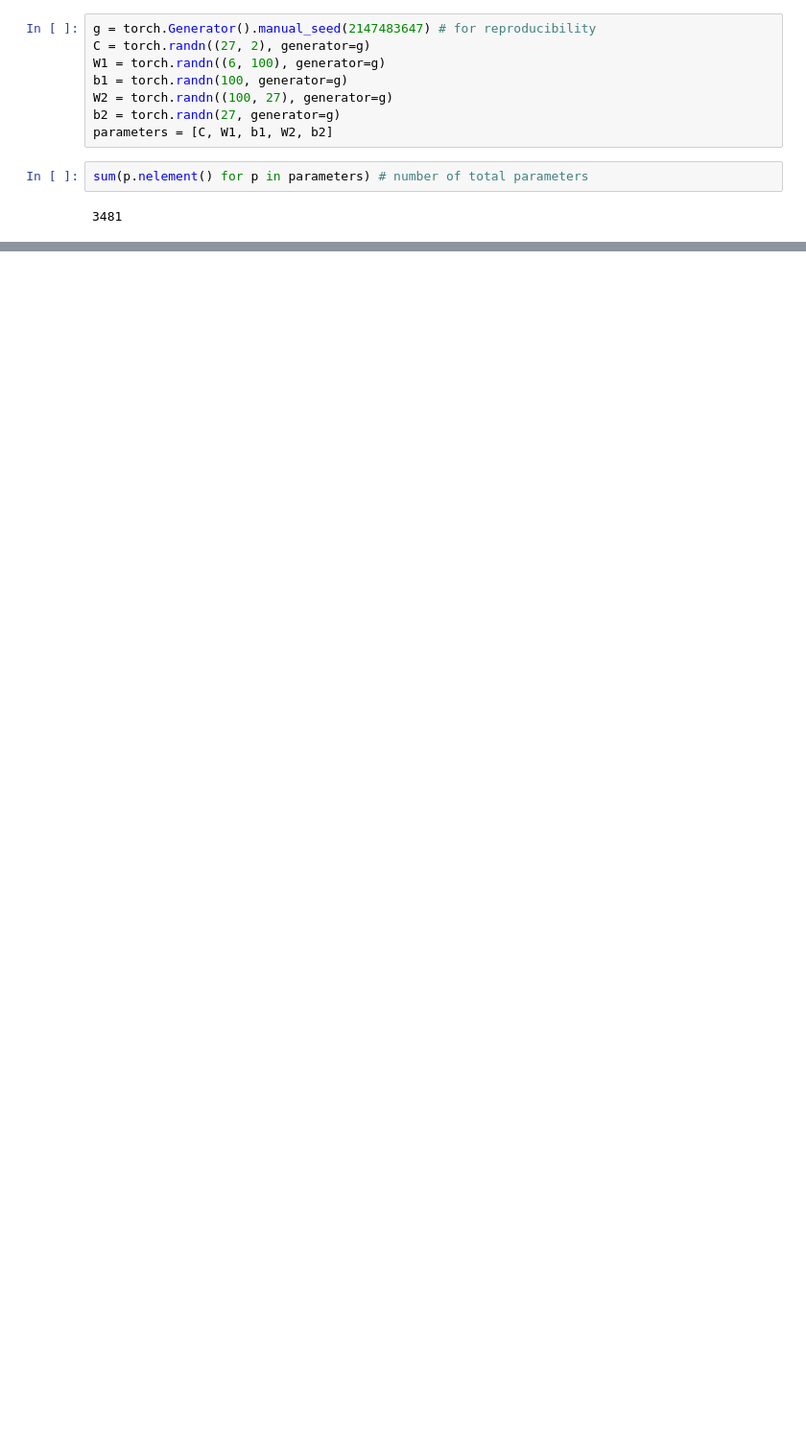
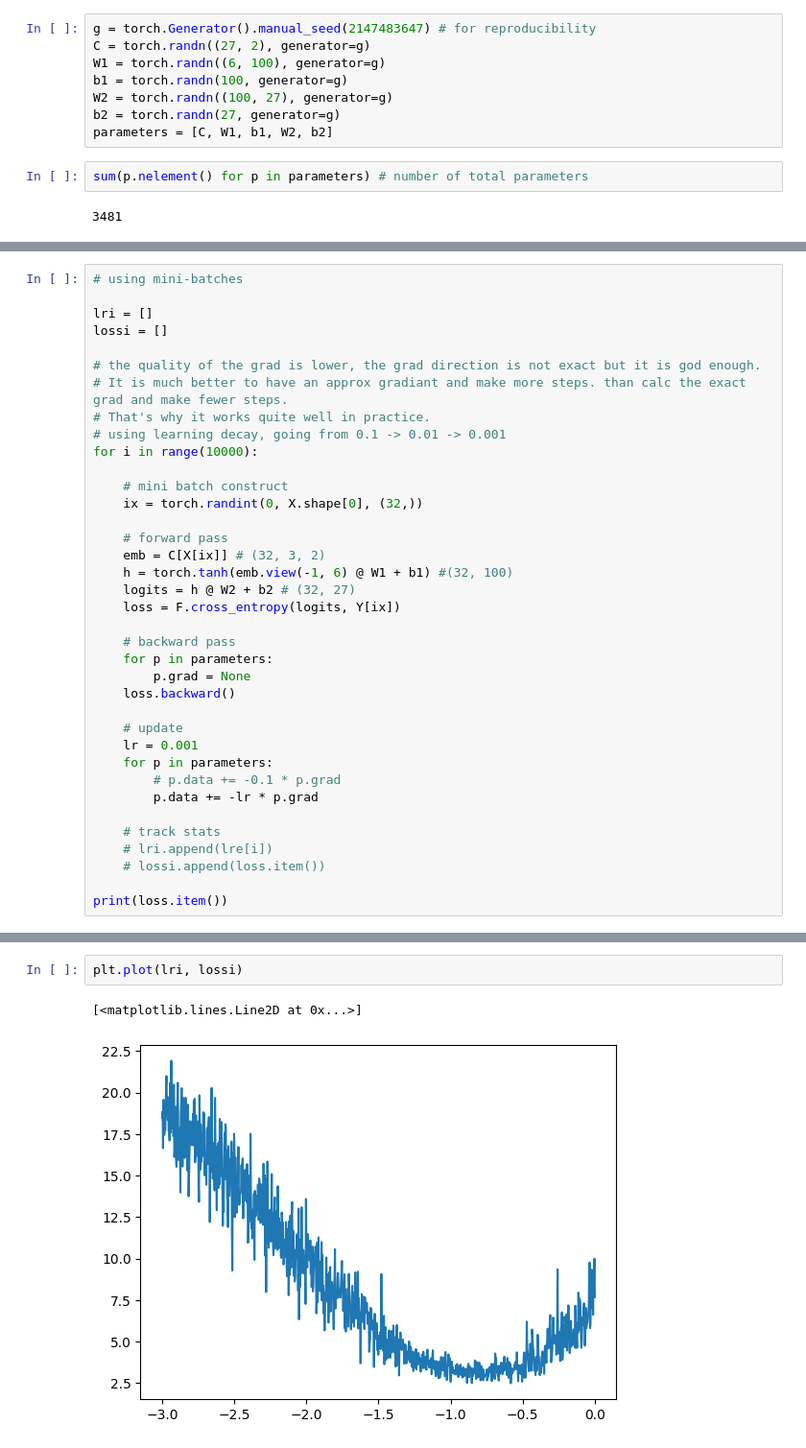
Before and after one commit to Shaji-Mohammed/bigramLM, a Jupyter notebook: mlp.ipynb, the cells around one changed output, grey strips where cells are left out. Shown at 96% size. Cells and saved outputs as stored; diff of their text form; blank space fills up the shorter version.

Commit message:
mini-batch + learning decay

```diff
--- a/mlp.ipynb
+++ b/mlp.ipynb
@@ -179,0 +206,37 @@ tensor(17.7697)
+# %%
+# using mini-batches
+
+lri = []
+lossi = []
+
+# the quality of the grad is lower, the grad direction is not exact but it is god enough.
+# It is much better to have an approx gradiant and make more steps. than calc the exact grad and make fewer steps.
+# That's why it works quite well in practice.
+# using learning decay, going from 0.1 -> 0.01 -> 0.001
+for i in range(10000):
+
+    # mini batch construct
+    ix = torch.randint(0, X.shape[0], (32,))
+
+    # forward pass
+    emb = C[X[ix]] # (32, 3, 2)
+    h = torch.tanh(emb.view(-1, 6) @ W1 + b1) #(32, 100)
+    logits = h @ W2 + b2 # (32, 27)
+    loss = F.cross_entropy(logits, Y[ix])
+
+    # backward pass
+    for p in parameters:
+        p.grad = None
+    loss.backward()
+
+    # update
+    lr = 0.001
+    for p in parameters:
+        # p.data += -0.1 * p.grad
+        p.data += -lr * p.grad
+
+    # track stats
+    # lri.append(lre[i])
+    # lossi.append(loss.item())
+
+print(loss.item())
@@ -179,0 +245,5 @@ tensor(17.7697)
+# %%
+plt.plot(lri, lossi)
+# %% [output]
+[<matplotlib.lines.Line2D at 0x...>]
+[figure, added]
```
Also changed, not shown: parts of 15 cells of this notebook, 1 other file.
